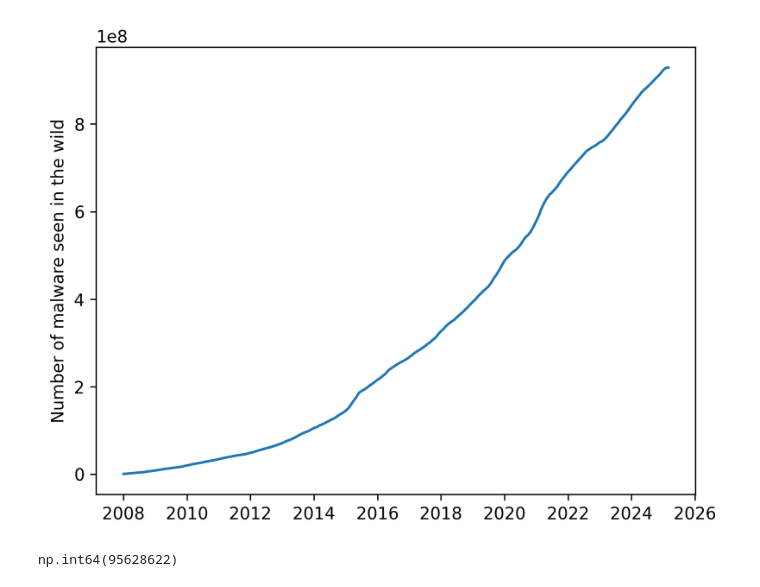
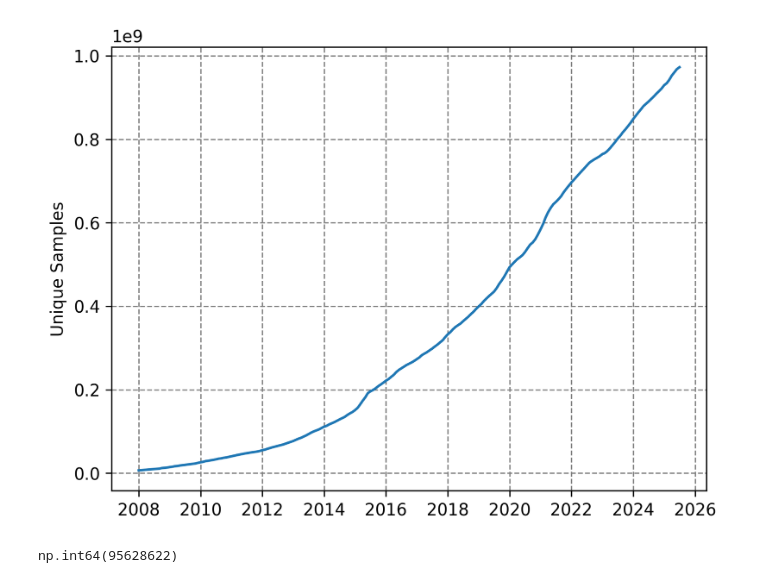
Before and after one commit to Henry-Ash-Williams/masters-thesis, a Jupyter notebook: src/data/malware-prevelance.ipynb, the cells around one changed output. Drawn from its saved outputs; the diff is of its cells as text; code cells hidden in the pictures.

Commit message:
started writing

```diff
--- a/src/data/malware-prevelance.ipynb
+++ b/src/data/malware-prevelance.ipynb
@@ -17,10 +17,11 @@ parsed.head()
 # %%
 fig, ax = plt.subplots(dpi=300)
 
-ax.plot(parsed['date'], np.cumsum(parsed['count']))
+ax.plot(parsed["date"], parsed["count"])
 # ax.ticklabel_format(style='plain', axis='y')
-ax.set_ylabel("Number of malware seen in the wild")
-plt.savefig('../../../writing/literature-review/assets/malware-stats.pdf')
+ax.set_ylabel("Unique Samples")
+ax.grid(True, "both", linestyle="--", c="gray")
+plt.savefig("../../writing/assets/malware-stats.pdf")
 # %% [output]
-[figure, old version]
+[figure, new version]
 # %%
```
Also changed, not shown: parts of 2 cells of this notebook, 29 other files.
